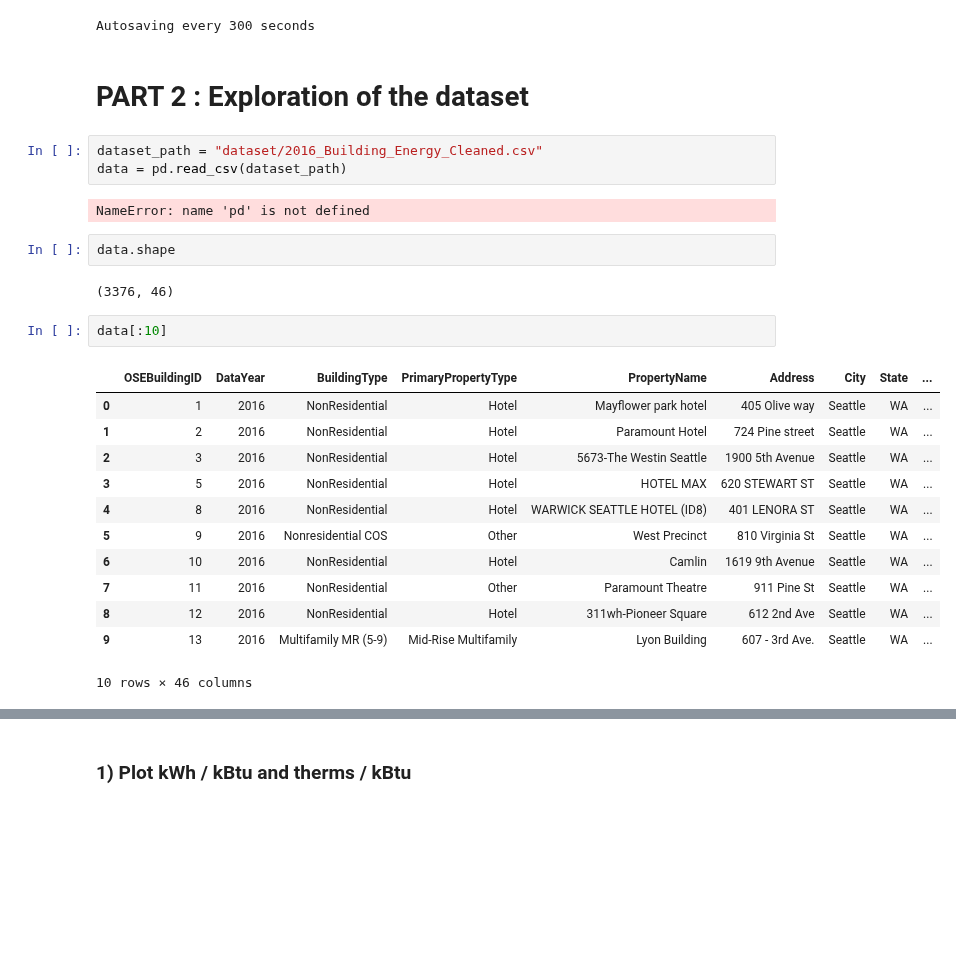
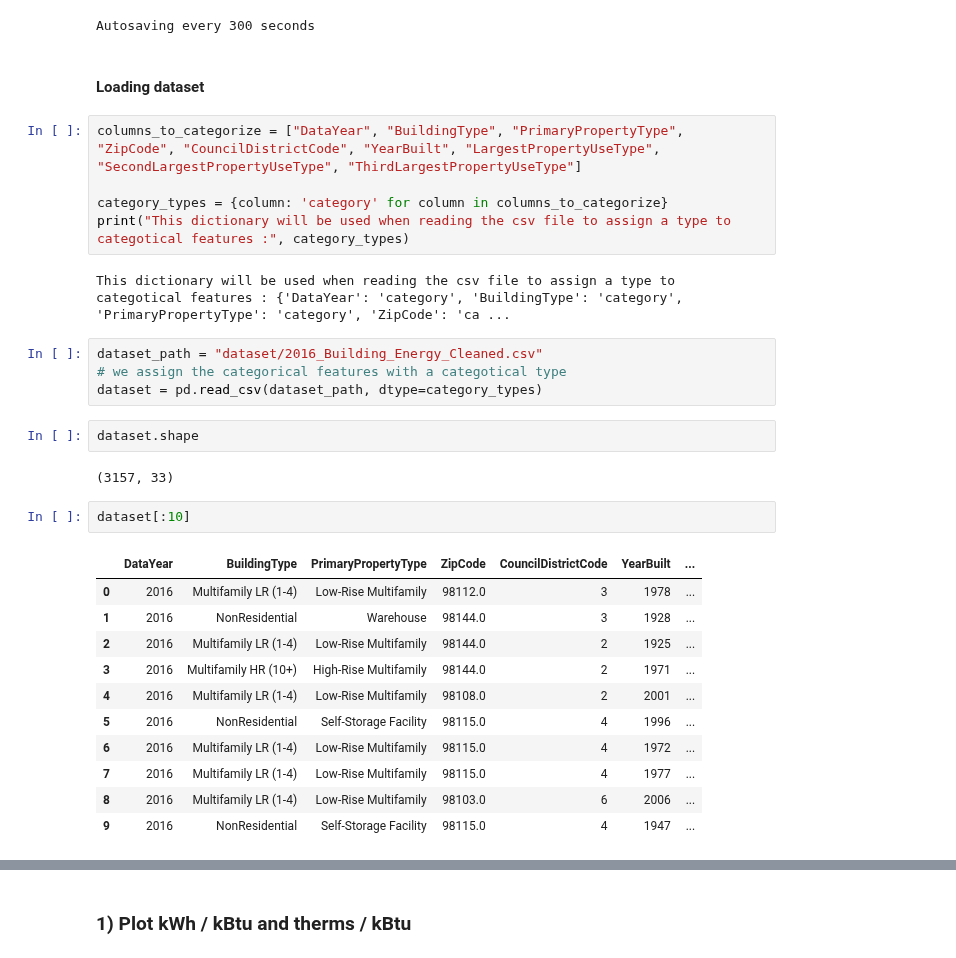
Before and after one commit to oumeima-elgharbi/P4_Data_Science_OpenClassrooms, a Jupyter notebook: P4_02_exploration.ipynb, the cells around one changed output, grey strips where cells are left out. Cells and saved outputs as stored; diff of their text form; blank space fills up the shorter version.

Commit message:
working on exploration

```diff
--- a/P4_02_exploration.ipynb
+++ b/P4_02_exploration.ipynb
@@ -48,29 +48,34 @@ import seaborn as sns
 %autosave 300
 # %% [output]
 Autosaving every 300 seconds
-# %% [markdown]
-# PART 2 : Exploration of the dataset
+# %% [markdown]
+#### Loading dataset
+# %%
+columns_to_categorize = ["DataYear", "BuildingType", "PrimaryPropertyType", "ZipCode", "CouncilDistrictCode", "YearBuilt", "LargestPropertyUseType", "SecondLargestPropertyUseType", "ThirdLargestPropertyUseType"]
+
+category_types = {column: 'category' for column in columns_to_categorize}
+print("This dictionary will be used when reading the csv file to assign a type to categotical features :", category_types)
+# %% [output]
+This dictionary will be used when reading the csv file to assign a type to categotical features : {'DataYear': 'category', 'BuildingType': 'category', 'PrimaryPropertyType': 'category', 'ZipCode': 'ca ...
 # %%
 dataset_path = "dataset/2016_Building_Energy_Cleaned.csv"
-data = pd.read_csv(dataset_path)
+# we assign the categorical features with a categotical type
+dataset = pd.read_csv(dataset_path, dtype=category_types)
-# %% [output]
-NameError: name 'pd' is not defined
 # %%
-data.shape
+dataset.shape
 # %% [output]
-(3376, 46)
+(3157, 33)
 # %%
-data[:10]
+dataset[:10]
 # %% [output]
-|  | OSEBuildingID | DataYear | BuildingType | PrimaryPropertyType | PropertyName | Address | City | State | ... |
-| 0 | 1 | 2016 | NonResidential | Hotel | Mayflower park hotel | 405 Olive way | Seattle | WA | ... |
-| 1 | 2 | 2016 | NonResidential | Hotel | Paramount Hotel | 724 Pine street | Seattle | WA | ... |
-| 2 | 3 | 2016 | NonResidential | Hotel | 5673-The Westin Seattle | 1900 5th Avenue | Seattle | WA | ... |
-| 3 | 5 | 2016 | NonResidential | Hotel | HOTEL MAX | 620 STEWART ST | Seattle | WA | ... |
-| 4 | 8 | 2016 | NonResidential | Hotel | WARWICK SEATTLE HOTEL (ID8) | 401 LENORA ST | Seattle | WA | ... |
-| 5 | 9 | 2016 | Nonresidential COS | Other | West Precinct | 810 Virginia St | Seattle | WA | ... |
-| 6 | 10 | 2016 | NonResidential | Hotel | Camlin | 1619 9th Avenue | Seattle | WA | ... |
-| 7 | 11 | 2016 | NonResidential | Other | Paramount Theatre | 911 Pine St | Seattle | WA | ... |
-| 8 | 12 | 2016 | NonResidential | Hotel | 311wh-Pioneer Square | 612 2nd Ave | Seattle | WA | ... |
-| 9 | 13 | 2016 | Multifamily MR (5-9) | Mid-Rise Multifamily | Lyon Building | 607 - 3rd Ave. | Seattle | WA | ... |
+|  | DataYear | BuildingType | PrimaryPropertyType | ZipCode | CouncilDistrictCode | YearBuilt | ... |
+| 0 | 2016 | Multifamily LR (1-4) | Low-Rise Multifamily | 98112.0 | 3 | 1978 | ... |
+| 1 | 2016 | NonResidential | Warehouse | 98144.0 | 3 | 1928 | ... |
+| 2 | 2016 | Multifamily LR (1-4) | Low-Rise Multifamily | 98144.0 | 2 | 1925 | ... |
+| 3 | 2016 | Multifamily HR (10+) | High-Rise Multifamily | 98144.0 | 2 | 1971 | ... |
+| 4 | 2016 | Multifamily LR (1-4) | Low-Rise Multifamily | 98108.0 | 2 | 2001 | ... |
+| 5 | 2016 | NonResidential | Self-Storage Facility | 98115.0 | 4 | 1996 | ... |
+| 6 | 2016 | Multifamily LR (1-4) | Low-Rise Multifamily | 98115.0 | 4 | 1972 | ... |
+| 7 | 2016 | Multifamily LR (1-4) | Low-Rise Multifamily | 98115.0 | 4 | 1977 | ... |
+| 8 | 2016 | Multifamily LR (1-4) | Low-Rise Multifamily | 98103.0 | 6 | 2006 | ... |
+| 9 | 2016 | NonResidential | Self-Storage Facility | 98115.0 | 4 | 1947 | ... |
-10 rows × 46 columns
```
Also changed, not shown: parts of 36 cells of this notebook, 3 other files.
